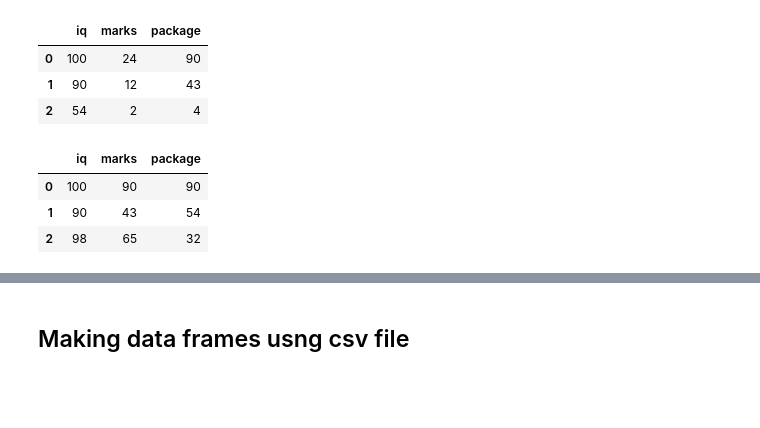
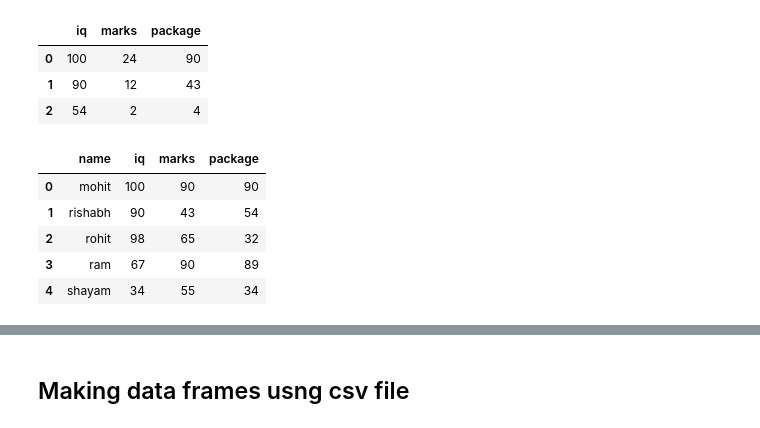
Before and after one commit to mohitjaryal/pandas, a Jupyter notebook: data_frames.ipynb, the cells around one changed output, grey strips where cells are left out. Saved outputs shown, nothing was run; the diff lists cells and outputs as text; code cells hidden in the pictures; blank space fills up the shorter version.

```diff
--- a/data_frames.ipynb
+++ b/data_frames.ipynb
@@ -29,15 +29,19 @@ student_data
 # %%
 # using dicts
 student_dict = {
-    'iq':[100,90,98],
-    'marks' : [90,43,65],
-    'package':[90,54,32]
+    'name':['mohit','rishabh','rohit','ram','shayam'],
+    'iq':[100,90,98,67,34],
+    'marks' : [90,43,65,90,55],
+    'package':[90,54,32,89,34]
 }
 # %%
 # making data frame
-pd.DataFrame(student_dict)
+students = pd.DataFrame(student_dict)
+students
 # %% [output]
-|  | iq | marks | package |
-| 0 | 100 | 90 | 90 |
-| 1 | 90 | 43 | 54 |
-| 2 | 98 | 65 | 32 |
+|  | name | iq | marks | package |
+| 0 | mohit | 100 | 90 | 90 |
+| 1 | rishabh | 90 | 43 | 54 |
+| 2 | rohit | 98 | 65 | 32 |
+| 3 | ram | 67 | 90 | 89 |
+| 4 | shayam | 34 | 55 | 34 |
```
Also changed, not shown: parts of 26 cells of this notebook.
